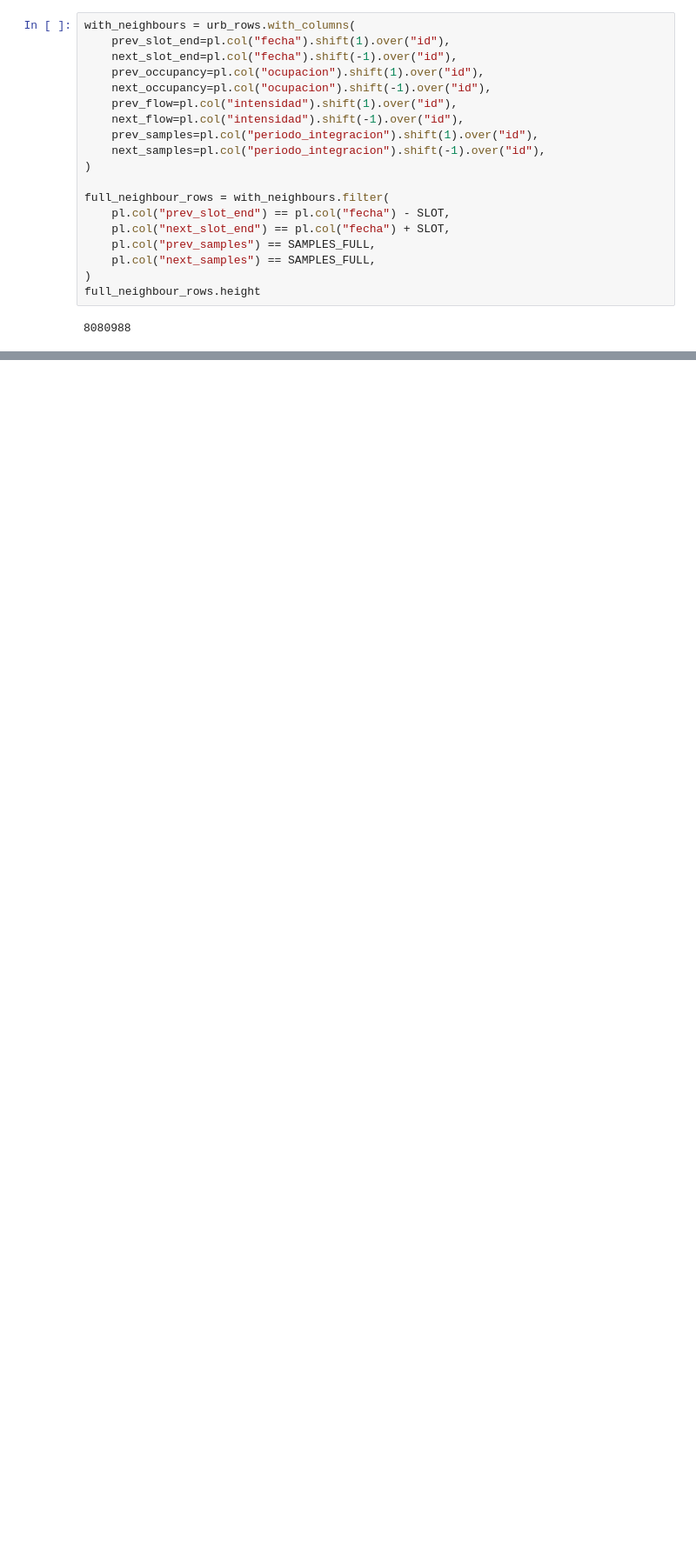
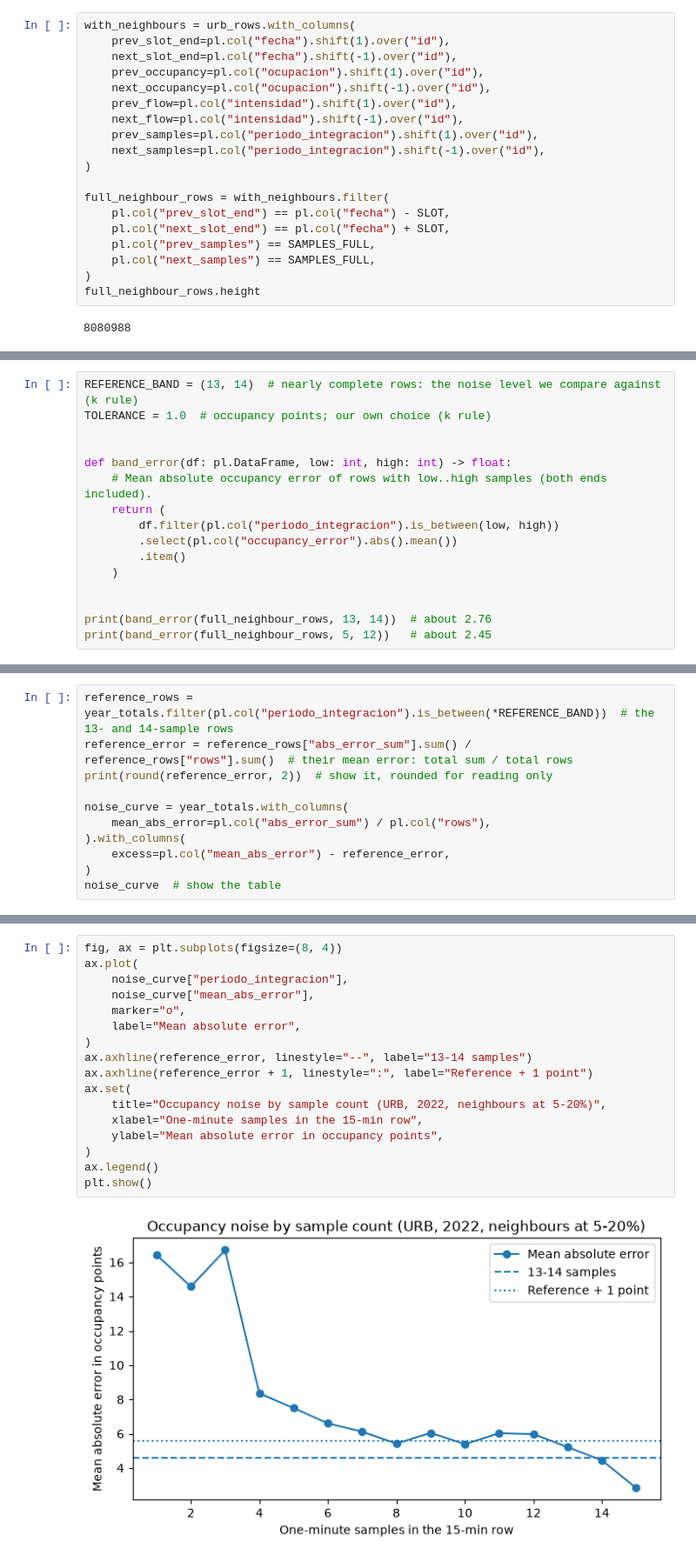
Before and after one commit to AnhTRJotnar/madrid-congestion, a Jupyter notebook: notebooks/1.0-anh-initial-exploration.ipynb, the cells around one changed output, grey strips where cells are left out. Shown at 87% size. Cells and saved outputs as stored; diff of their text form; blank space fills up the shorter version.

Commit message:
Finished data cleaning, start panel

```diff
--- a/notebooks/1.0-anh-initial-exploration.ipynb
+++ b/notebooks/1.0-anh-initial-exploration.ipynb
@@ -379,0 +404,16 @@ shape: (15, 5)
+# %%
+REFERENCE_BAND = (13, 14)  # nearly complete rows: the noise level we compare against (k rule)
+TOLERANCE = 1.0  # occupancy points; our own choice (k rule)
+
+
+def band_error(df: pl.DataFrame, low: int, high: int) -> float:
+    # Mean absolute occupancy error of rows with low..high samples (both ends included).
+    return (
+        df.filter(pl.col("periodo_integracion").is_between(low, high))
+        .select(pl.col("occupancy_error").abs().mean())
+        .item()
+    )
+
+
+print(band_error(full_neighbour_rows, 13, 14))  # about 2.76
+print(band_error(full_neighbour_rows, 5, 12))   # about 2.45
@@ -399,0 +655,11 @@ sort(self, by: 'IntoExpr | Iterable[IntoExpr]', *more_by: 'IntoExpr', descending
+# %%
+reference_rows = year_totals.filter(pl.col("periodo_integracion").is_between(*REFERENCE_BAND))  # the 13- and 14-sample rows
+reference_error = reference_rows["abs_error_sum"].sum() / reference_rows["rows"].sum()  # their mean error: total sum / total rows
+print(round(reference_error, 2))  # show it, rounded for reading only
+
+noise_curve = year_totals.with_columns(
+    mean_abs_error=pl.col("abs_error_sum") / pl.col("rows"),
+).with_columns(
+    excess=pl.col("mean_abs_error") - reference_error,
+)
+noise_curve  # show the table
@@ -399,0 +682,19 @@ sort(self, by: 'IntoExpr | Iterable[IntoExpr]', *more_by: 'IntoExpr', descending
+# %%
+fig, ax = plt.subplots(figsize=(8, 4))
+ax.plot(
+    noise_curve["periodo_integracion"],
+    noise_curve["mean_abs_error"],
+    marker="o",
+    label="Mean absolute error",
+)
+ax.axhline(reference_error, linestyle="--", label="13-14 samples")
+ax.axhline(reference_error + 1, linestyle=":", label="Reference + 1 point")
+ax.set(
+    title="Occupancy noise by sample count (URB, 2022, neighbours at 5-20%)",
+    xlabel="One-minute samples in the 15-min row",
+    ylabel="Mean absolute error in occupancy points",
+)
+ax.legend()
+plt.show()
+# %% [output]
+[figure, added]
```
Also changed, not shown: parts of 49 cells of this notebook, 2 other files.
